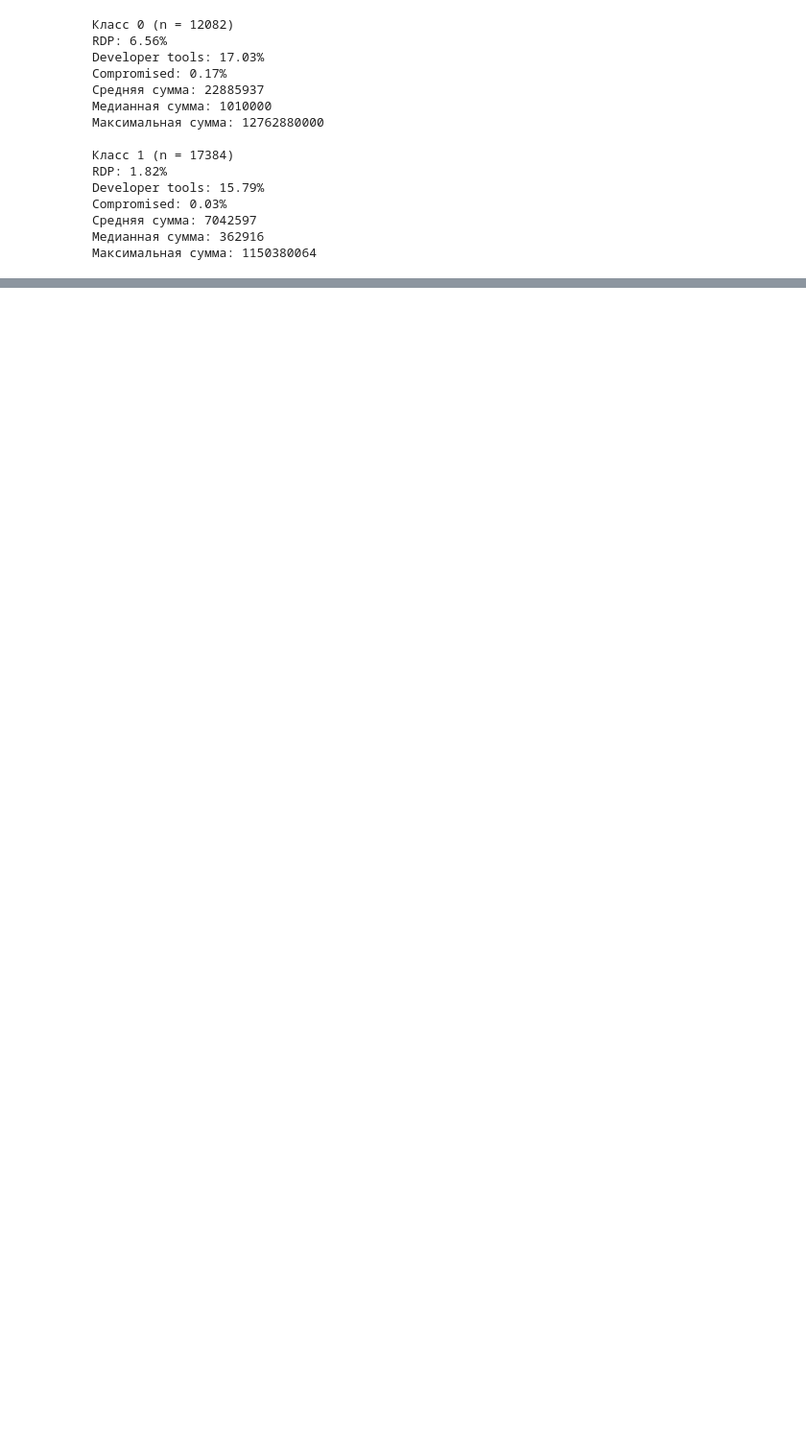
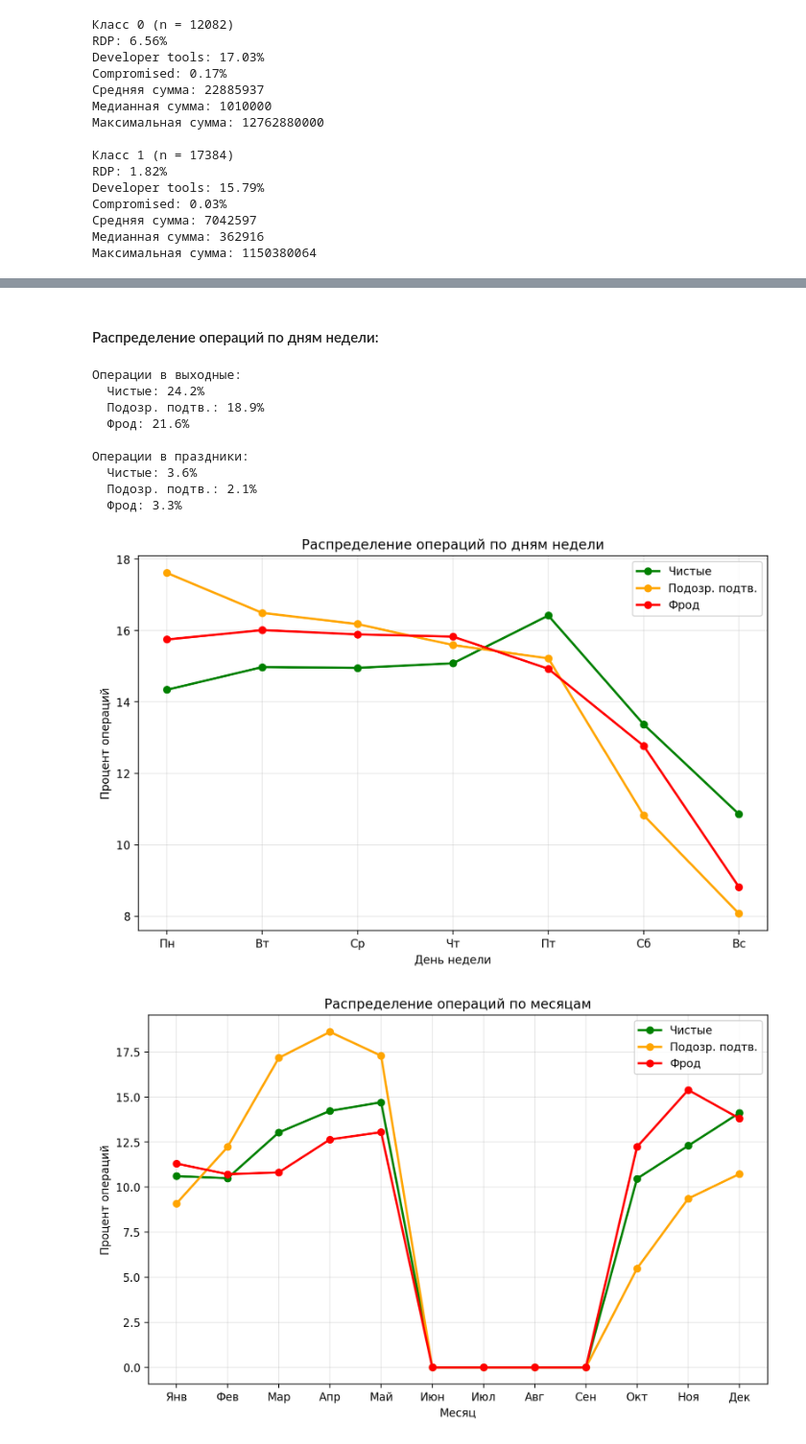
Before and after one commit to SergeyVoroninn/antifraud_hak, a Jupyter notebook: analysis/report.ipynb, the cells around one changed output, grey strips where cells are left out. Shown at 96% size. Saved outputs shown, nothing was run; the diff lists cells and outputs as text; code cells hidden in the pictures; blank space fills up the shorter version.

```diff
--- a/analysis/report.ipynb
+++ b/analysis/report.ipynb
@@ -238,0 +309,73 @@ Compromised: 0.03%
+# %% [markdown]
+#### Распределение операций по дням недели:
+# %%
+russian_holidays = [
+    (1, 1), (1, 2), (1, 3), (1, 4), (1, 5), (1, 6), (1, 7),
+    (2, 23),
+    (3, 8),
+    (5, 1), (5, 9),
+    (6, 12),
+    (11, 4),
+]
+
+df_time['is_holiday'] = df_time.apply(
+    lambda row: (row['month'], row['day_of_month']) in russian_holidays,
+    axis=1
+).astype(int)
+
+print("Операции в выходные:")
+for val, name in [(-1, 'Чистые'), (0, 'Подозр. подтв.'), (1, 'Фрод')]:
+    subset = df_time[df_time['target'] == val]
+    weekend_pct = subset['is_weekend'].mean() * 100
+    print(f"  {name}: {weekend_pct:.1f}%")
+
+print("\nОперации в праздники:")
+for val, name in [(-1, 'Чистые'), (0, 'Подозр. подтв.'), (1, 'Фрод')]:
+    subset = df_time[df_time['target'] == val]
+    holiday_pct = subset['is_holiday'].mean() * 100
+    print(f"  {name}: {holiday_pct:.1f}%")
+
+plt.figure(figsize=(10, 6))
+
+days = ['Пн', 'Вт', 'Ср', 'Чт', 'Пт', 'Сб', 'Вс']
+for val, name, color in [(-1, 'Чистые', 'green'), (0, 'Подозр. подтв.', 'orange'), (1, 'Фрод', 'red')]:
+    subset = df_time[df_time['target'] == val]
+    dow_dist = subset['day_of_week'].value_counts().sort_index()
+    dow_pct = (dow_dist / len(subset) * 100).reindex(range(7), fill_value=0)
+    plt.plot(days, dow_pct.values, marker='o', label=name, color=color, linewidth=2)
+
+plt.xlabel('День недели')
+plt.ylabel('Процент операций')
+plt.title('Распределение операций по дням недели')
+plt.legend()
+plt.grid(True, alpha=0.3)
+plt.show()
+
+plt.figure(figsize=(10, 6))
+
+months = ['Янв', 'Фев', 'Мар', 'Апр', 'Май', 'Июн',
+          'Июл', 'Авг', 'Сен', 'Окт', 'Ноя', 'Дек']
+for val, name, color in [(-1, 'Чистые', 'green'), (0, 'Подозр. подтв.', 'orange'), (1, 'Фрод', 'red')]:
+    subset = df_time[df_time['target'] == val]
+    month_dist = subset['month'].value_counts().sort_index()
+    month_pct = (month_dist / len(subset) * 100).reindex(range(1, 13), fill_value=0)
+    plt.plot(months, month_pct.values, marker='o', label=name, color=color, linewidth=2)
+
+plt.xlabel('Месяц')
+plt.ylabel('Процент операций')
+plt.title('Распределение операций по месяцам')
+plt.legend()
+plt.grid(True, alpha=0.3)
+plt.show()
+# %% [output]
+Операции в выходные:
+  Чистые: 24.2%
+  Подозр. подтв.: 18.9%
+  Фрод: 21.6%
+
+Операции в праздники:
+  Чистые: 3.6%
+  Подозр. подтв.: 2.1%
+  Фрод: 3.3%
+[figure, added]
+[figure, added]
```
Also changed, not shown: parts of 19 cells of this notebook.
